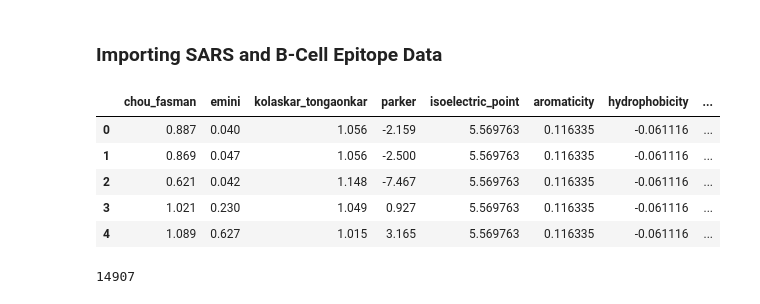
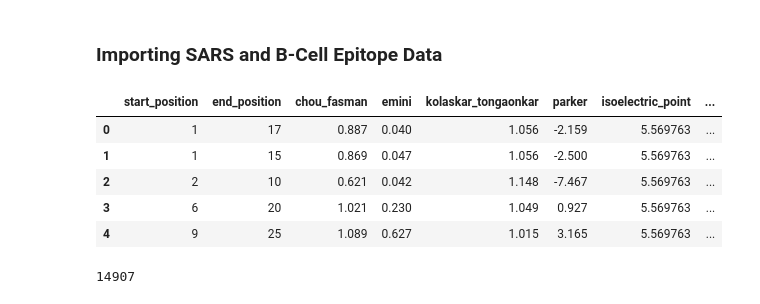
Before and after one commit to rjPajaro/AI-Activity-Projects, a Jupyter notebook: kNN-exercise/kNN-exercise.ipynb, the cells around one changed output. Saved outputs shown, nothing was run; the diff lists cells and outputs as text; code cells hidden in the pictures.

```diff
--- a/kNN-exercise/kNN-exercise.ipynb
+++ b/kNN-exercise/kNN-exercise.ipynb
@@ -17,23 +17,23 @@ import seaborn as sns
 # %%
 sars_csv = pd.read_csv('input_sars.csv')
 bcell_csv = pd.read_csv('input_bcell.csv')
 
 sars = sars_csv.copy()
 b_cell = bcell_csv.copy()
 
-sars = sars.drop(['parent_protein_id','protein_seq','start_position','end_position','peptide_seq'],axis=1)
-b_cell = b_cell.drop(['parent_protein_id','protein_seq','start_position','end_position','peptide_seq'],axis=1)
+sars = sars.drop(['parent_protein_id','protein_seq','peptide_seq'],axis=1)
+b_cell = b_cell.drop(['parent_protein_id','protein_seq','peptide_seq'],axis=1)
 
 df = pd.concat([sars,b_cell], ignore_index=True)
 #df = sars.copy()
 df.head()
 # %% [output]
-|  | chou_fasman | emini | kolaskar_tongaonkar | parker | isoelectric_point | aromaticity | hydrophobicity | ... |
-| 0 | 0.887 | 0.040 | 1.056 | -2.159 | 5.569763 | 0.116335 | -0.061116 | ... |
-| 1 | 0.869 | 0.047 | 1.056 | -2.500 | 5.569763 | 0.116335 | -0.061116 | ... |
-| 2 | 0.621 | 0.042 | 1.148 | -7.467 | 5.569763 | 0.116335 | -0.061116 | ... |
-| 3 | 1.021 | 0.230 | 1.049 | 0.927 | 5.569763 | 0.116335 | -0.061116 | ... |
-| 4 | 1.089 | 0.627 | 1.015 | 3.165 | 5.569763 | 0.116335 | -0.061116 | ... |
+|  | start_position | end_position | chou_fasman | emini | kolaskar_tongaonkar | parker | isoelectric_point | ... |
+| 0 | 1 | 17 | 0.887 | 0.040 | 1.056 | -2.159 | 5.569763 | ... |
+| 1 | 1 | 15 | 0.869 | 0.047 | 1.056 | -2.500 | 5.569763 | ... |
+| 2 | 2 | 10 | 0.621 | 0.042 | 1.148 | -7.467 | 5.569763 | ... |
+| 3 | 6 | 20 | 1.021 | 0.230 | 1.049 | 0.927 | 5.569763 | ... |
+| 4 | 9 | 25 | 1.089 | 0.627 | 1.015 | 3.165 | 5.569763 | ... |
 # %%
 len(df)
 # %% [output]
```
Also changed, not shown: parts of 22 cells of this notebook.
